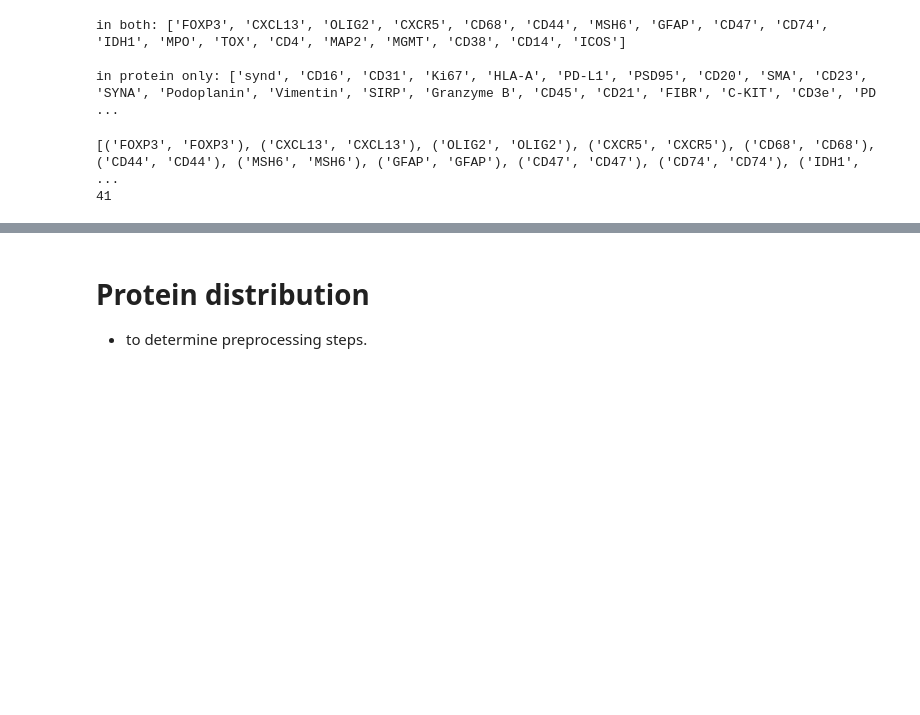
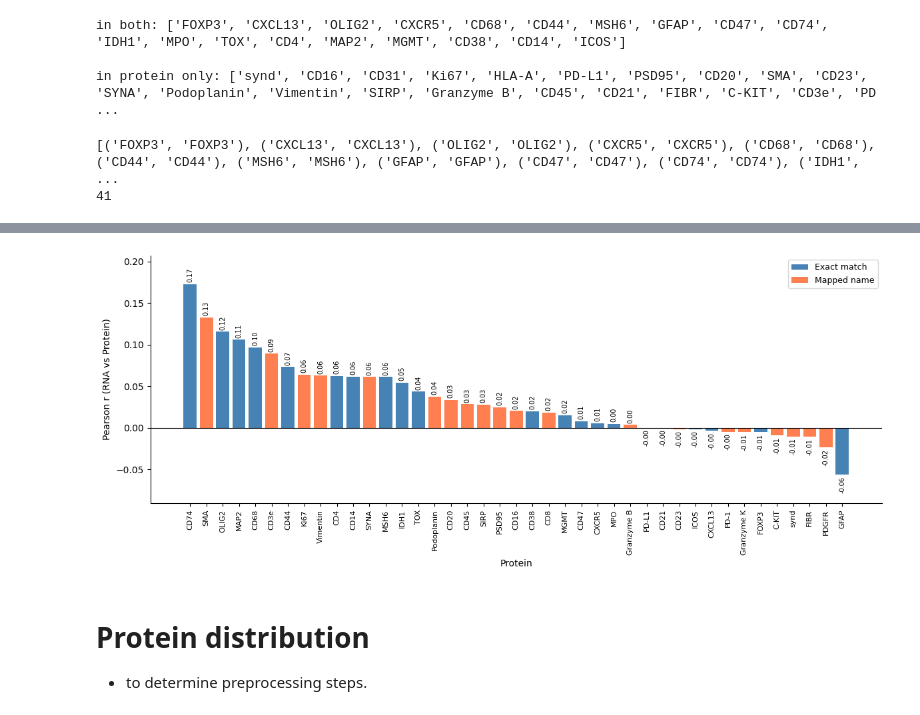
Before and after one commit to shreya-g3/team-37, a Jupyter notebook: EDA_emily/EDA.ipynb, the cells around one changed output, grey strips where cells are left out. Cells and saved outputs as stored; diff of their text form; code cells hidden in the pictures; blank space fills up the shorter version.

```diff
--- a/EDA_emily/EDA.ipynb
+++ b/EDA_emily/EDA.ipynb
@@ -209,3 +151,83 @@ results_df = plot_correlation_summary(rna, pro, rna_protein_pairs)
+# %%
+pairs = rna_protein_pairs
+
+results = []
+
+for pro_marker, rna_gene in pairs:
+    rna_idx = list(rna.var_names).index(rna_gene)
+    pro_idx = list(pro.var_names).index(pro_marker)
+
+    rna_expr = rna.X[:, rna_idx]
+    pro_expr = pro.X[:, pro_idx]
+    if sp.issparse(rna_expr): rna_expr = rna_expr.toarray().flatten()
+    if sp.issparse(pro_expr): pro_expr = pro_expr.toarray().flatten()
+
+    # match bins by barcode
+    shared = rna.obs_names.intersection(pro.obs_names)
+    rna_vals = rna_expr[rna.obs_names.isin(shared)]
+    pro_vals = pro_expr[pro.obs_names.isin(shared)]
+
+    r, p = pearsonr(rna_vals, pro_vals)
+    is_exact = rna_gene == pro_marker
+
+    results.append({
+        "gene":        f"{rna_gene}",
+        "protein":     f"{pro_marker}",
+        "r":           r,
+        "p":           p,
+        "exact_match": is_exact
+    })
+
+# sort by correlation strength
+results_df = pd.DataFrame(results).sort_values("r", ascending=False)
+
+# Plot
+colours = ["steelblue" if exact else "coral"
+           for exact in results_df["exact_match"]]
+
+fig, ax = plt.subplots(figsize=(12, 5))
+bars = ax.bar(range(len(results_df)), results_df["r"], color=colours)
+
+ax.spines["top"].set_visible(False)
+ax.spines["right"].set_visible(False)
+
+for bar, r in zip(bars, results_df["r"]):
+    y = bar.get_height()
+
+    offset = 0.002  # adjust as needed
+
+    ax.text(
+        bar.get_x() + bar.get_width() / 2,
+        y + offset if y >= 0 else y - offset,
+        f"{r:.2f}",
+        ha="center",
+        va="bottom" if y >= 0 else "top",
+        rotation=90,
+        fontsize=7
+    )
+
+ax.set_xticks(range(len(results_df)))
+ax.set_xticklabels(results_df['protein'], rotation=90, ha="center", fontsize=8)
+ax.axhline(0, color="black", linewidth=0.8)
+ax.set_xlabel("Protein")
+ax.set_ylabel("Pearson r (RNA vs Protein)")
+#ax.set_title("RNA–Protein correlation across matched pairs")
+
+ax.margins(y=0.15)
+
+# legend for colours
+from matplotlib.patches import Patch
+legend_elements = [
+    Patch(facecolor="steelblue", label="Exact match"),
+    Patch(facecolor="coral", label="Mapped name")]
+
+ax.legend(handles=legend_elements, fontsize=9, loc="upper right")
+
+plt.tight_layout()
+plt.savefig("correlation.png", dpi=150)
+plt.show()
+# %% [output]
+[figure, added]
 # %% [markdown]
 # Protein distribution
 - to determine preprocessing steps.
```
Also changed, not shown: parts of 16 cells of this notebook, 19 other files.
